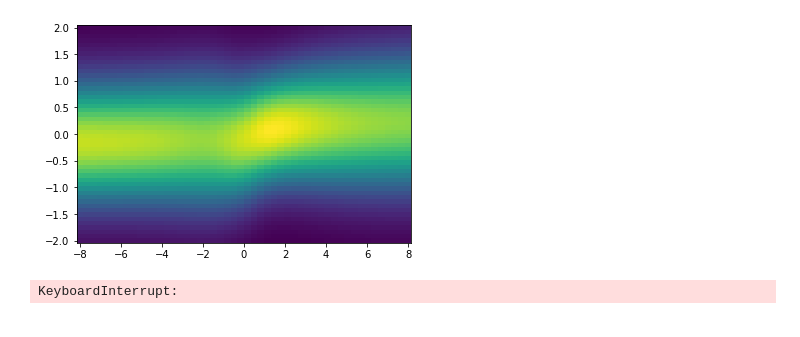
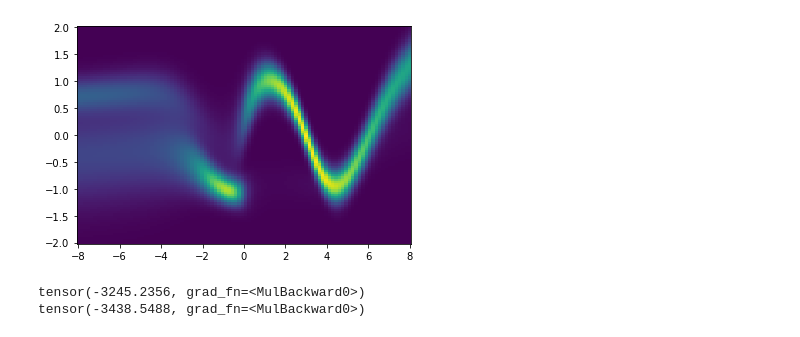
Before and after one commit to ElouanARGOUARCH/SBI, a Jupyter notebook: Mala on nn.module parameters conditional density estimation.ipynb, the cells around one changed output. Cells and saved outputs as stored; diff of their text form; code cells hidden in the pictures.

```diff
--- a/Mala on nn.module parameters conditional density estimation.ipynb
+++ b/Mala on nn.module parameters conditional density estimation.ipynb
@@ -4,7 +4,7 @@
 from targets.conditional_density_estimation_target import *
 # %%
 target = Wave()
-theta = target.sample_prior(5000)
+theta = target.sample_prior(10000)
 x = target.simulate(theta)
 fig = plt.scatter(theta.squeeze(-1).numpy(), x.squeeze(-1).numpy())
 plt.show()
@@ -13,8 +13,8 @@ plt.show()
 # %%
 from models_dif import ConditionalDIFDensityEstimator
 architecture = ConditionalDIFDensityEstimator
-K = 1
-hidden_dimensions = [32,32]
+K = 2
+hidden_dimensions = [10,10]
 from prettytable import PrettyTable
 
 def count_parameters():
@@ -54,57 +93,50 @@ Total Trainable Params: 2371
 # %%
-import copy
 from IPython.display import clear_output
-theta_linspace = torch.linspace(-8.,8.,50)
-x_linspace = torch.linspace(-2.,2.,50)
+theta_linspace = torch.linspace(-8.,8.,100)
+x_linspace = torch.linspace(-2.,2.,100)
 grid_theta,grid_x = torch.meshgrid(theta_linspace, x_linspace, indexing = 'ij')
 
 current_model = ConditionalDIFDensityEstimator(x, theta, K, hidden_dimensions)
-sigma_phi = 1
-parameters_as_vector = torch.nn.utils.parameters_to_vector(current_model.parameters())
-log_prior = torch.distributions.MultivariateNormal(torch.zeros(parameters_as_vector.shape[0]), (sigma_phi**2)*torch.eye(parameters_as_vector.shape[0])).log_prob(parameters_as_vector)
-log_prob = -current_model.loss(x, theta)*x.shape[0] + log_prior
+log_prob = -current_model.loss(x, theta)*x.shape[0]
 log_prob.backward()
 
-eta = 0.05/parameters_as_vector.shape[0]
 for i in range(20000):
-    tau = eta/(i+1)
-    if i%1 ==0:
+    tau = 0.01/(x.shape[0])
+    #copy model
+    copy_model = copy.deepcopy(current_model)
+    for param, copy_param in zip(current_model.parameters(), copy_model.parameters()):
+        with torch.no_grad():
+            copy_param.data= param.data+tau*param.grad + torch.randn_like(param.data)*((2*tau)**(1/2))
+
+    #compute copy_loss
+    copy_model.zero_grad()
+    copy_log_prob = -copy_model.loss(x, theta)*x.shape[0]
+    copy_log_prob.backward()
+    if i%10 ==0:
         clear_output(wait = True)
         plt.figure()
         density = current_model.log_density(grid_x.unsqueeze(-1), grid_theta.unsqueeze(-1))
         plt.pcolormesh(grid_theta, grid_x,torch.exp(density).detach().numpy())
         plt.show()
+        print(log_prob)
+        print(copy_log_prob)
 
-    #copy model
-    copy_model = copy.deepcopy(current_model)
-
-    #Update parameters with langevein dynamics with current gradient values
-    for param, copy_param in zip(current_model.parameters(), copy_model.parameters()):
-        with torch.no_grad():
-            copy_param.data= param.data+tau*param.grad + torch.randn_like(param.data)*((2*tau)**(1/2))
-
-    #compute new_log_prob
-    copy_parameters_as_vector = torch.nn.utils.parameters_to_vector(copy_model.parameters())
-    copy_log_prior = torch.distributions.MultivariateNormal(torch.zeros(copy_parameters_as_vector.shape[0]), (sigma_phi**2)*torch.eye(copy_parameters_as_vector.shape[0])).log_prob(copy_parameters_as_vector)
-    copy_log_prob = -copy_model.loss(x, theta)*x.shape[0] + copy_log_prior
-
-    #compute new gradients
-    copy_model.zero_grad()
-    copy_log_prob.backward()
-
-    #compute acceptance probability
+    #compute proposal densities
     with torch.no_grad():
         log_ratio = 0
         for param, new_param in zip(current_model.parameters(),copy_model.parameters()):
             log_ratio -= torch.sum(torch.square(param - new_param - tau*new_param.grad))/(4*tau)
             log_ratio += torch.sum(torch.square(new_param - param - tau*param.grad))/(4*tau)
+        #acceptation probability
         acceptance_log_prob = copy_log_prob - log_prob + log_ratio
-
-    #print(torch.exp(acceptance_log_prob))
-    if torch.rand(1)<torch.exp(acceptance_log_prob.detach()):
-        print('accepted')
-        current_model = copy_model
-        log_prob = copy_log_prob
+        if i%100 ==0:
+            print(torch.exp(acceptance_log_prob))
+        if torch.rand(1)<torch.exp(acceptance_log_prob):
+            if i%100 ==0:
+                print('accepted')
+            current_model = copy_model
+            log_prob = copy_log_prob
 # %% [output]
-[figure, old version]
+[figure, new version]
-KeyboardInterrupt:
+tensor(-3245.2356, grad_fn=<MulBackward0>)
+tensor(-3438.5488, grad_fn=<MulBackward0>)
```
Also changed, not shown: parts of 3 cells of this notebook, 3 other files.
